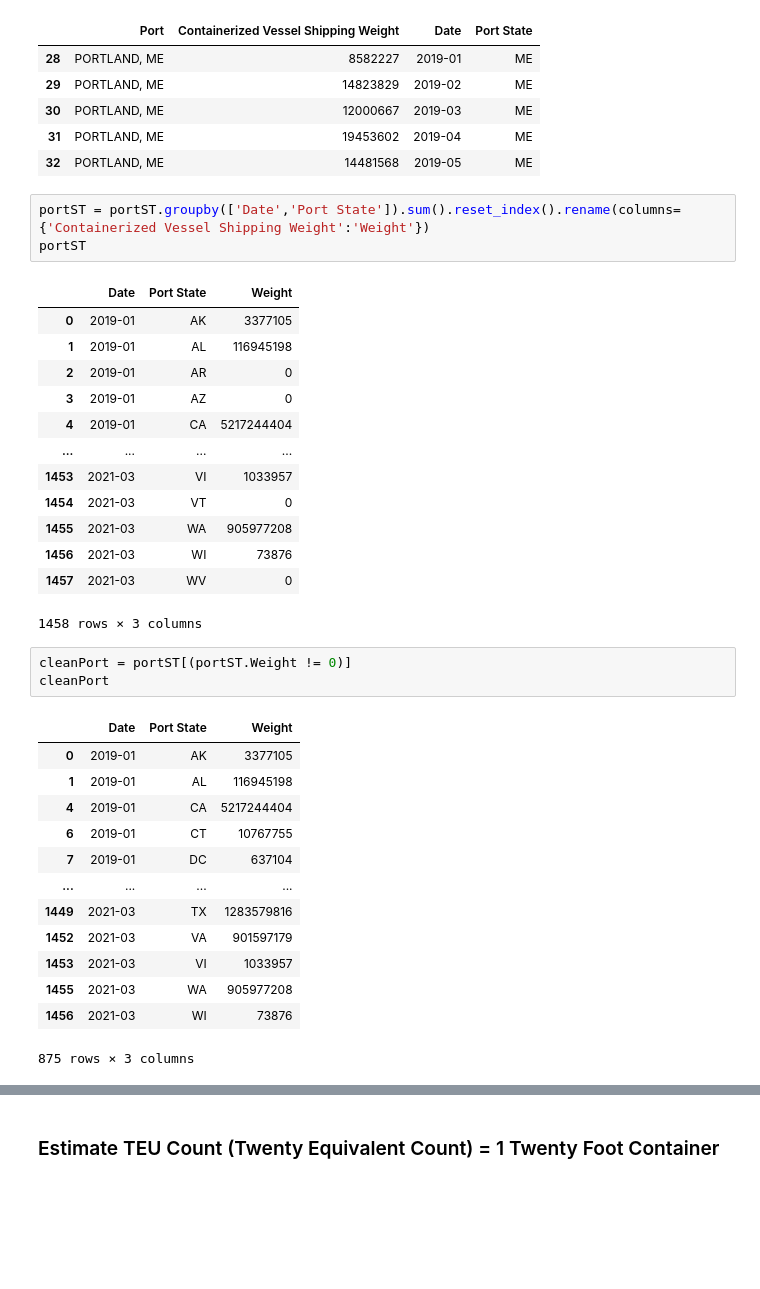
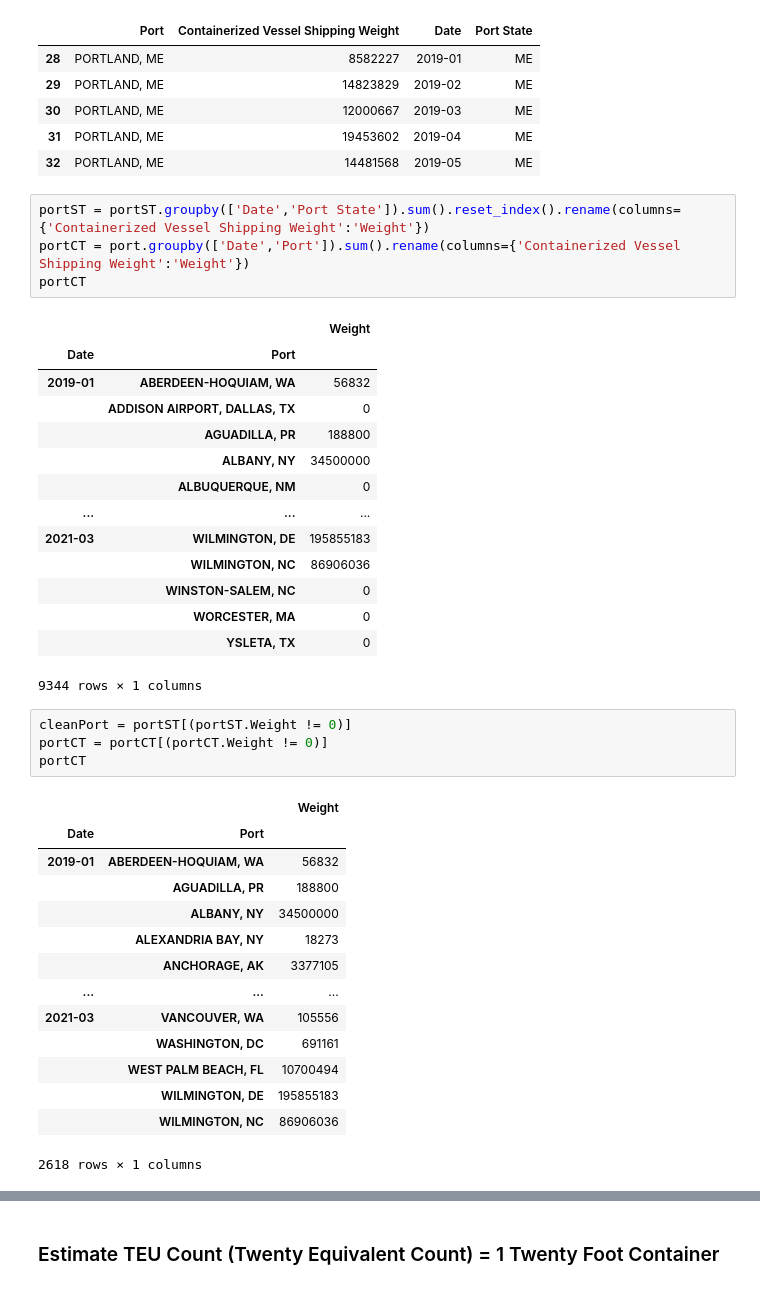
Before and after one commit to naydeenmonzon/Project-2, a Jupyter notebook: US_Census.ipynb, the cells around one changed output, grey strips where cells are left out. Cells and saved outputs as stored; diff of their text form; blank space fills up the shorter version.

```diff
--- a/US_Census.ipynb
+++ b/US_Census.ipynb
@@ -199,35 +187,39 @@ portST.head()
 | 32 | PORTLAND, ME | 14481568 | 2019-05 | ME |
 # %%
 portST = portST.groupby(['Date','Port State']).sum().reset_index().rename(columns={'Containerized Vessel Shipping Weight':'Weight'})
-portST
+portCT = port.groupby(['Date','Port']).sum().rename(columns={'Containerized Vessel Shipping Weight':'Weight'})
+portCT
 # %% [output]
-|  | Date | Port State | Weight |
-| 0 | 2019-01 | AK | 3377105 |
-| 1 | 2019-01 | AL | 116945198 |
-| 2 | 2019-01 | AR | 0 |
-| 3 | 2019-01 | AZ | 0 |
-| 4 | 2019-01 | CA | 5217244404 |
-| ... | ... | ... | ... |
-| 1453 | 2021-03 | VI | 1033957 |
-| 1454 | 2021-03 | VT | 0 |
-| 1455 | 2021-03 | WA | 905977208 |
-| 1456 | 2021-03 | WI | 73876 |
-| 1457 | 2021-03 | WV | 0 |
+|  |  | Weight |
+| Date | Port |  |
+| 2019-01 | ABERDEEN-HOQUIAM, WA | 56832 |
+|  | ADDISON AIRPORT, DALLAS, TX | 0 |
+|  | AGUADILLA, PR | 188800 |
+|  | ALBANY, NY | 34500000 |
+|  | ALBUQUERQUE, NM | 0 |
+| ... | ... | ... |
+| 2021-03 | WILMINGTON, DE | 195855183 |
+|  | WILMINGTON, NC | 86906036 |
+|  | WINSTON-SALEM, NC | 0 |
+|  | WORCESTER, MA | 0 |
+|  | YSLETA, TX | 0 |
-1458 rows × 3 columns
+9344 rows × 1 columns
 # %%
 cleanPort = portST[(portST.Weight != 0)]
-cleanPort
+portCT = portCT[(portCT.Weight != 0)]
+portCT
 # %% [output]
-|  | Date | Port State | Weight |
-| 0 | 2019-01 | AK | 3377105 |
-| 1 | 2019-01 | AL | 116945198 |
-| 4 | 2019-01 | CA | 5217244404 |
-| 6 | 2019-01 | CT | 10767755 |
-| 7 | 2019-01 | DC | 637104 |
-| ... | ... | ... | ... |
-| 1449 | 2021-03 | TX | 1283579816 |
-| 1452 | 2021-03 | VA | 901597179 |
-| 1453 | 2021-03 | VI | 1033957 |
-| 1455 | 2021-03 | WA | 905977208 |
-| 1456 | 2021-03 | WI | 73876 |
+|  |  | Weight |
+| Date | Port |  |
+| 2019-01 | ABERDEEN-HOQUIAM, WA | 56832 |
+|  | AGUADILLA, PR | 188800 |
+|  | ALBANY, NY | 34500000 |
+|  | ALEXANDRIA BAY, NY | 18273 |
+|  | ANCHORAGE, AK | 3377105 |
+| ... | ... | ... |
+| 2021-03 | VANCOUVER, WA | 105556 |
+|  | WASHINGTON, DC | 691161 |
+|  | WEST PALM BEACH, FL | 10700494 |
+|  | WILMINGTON, DE | 195855183 |
+|  | WILMINGTON, NC | 86906036 |
-875 rows × 3 columns
+2618 rows × 1 columns
```
Also changed, not shown: parts of 56 cells of this notebook, 23 other files.
